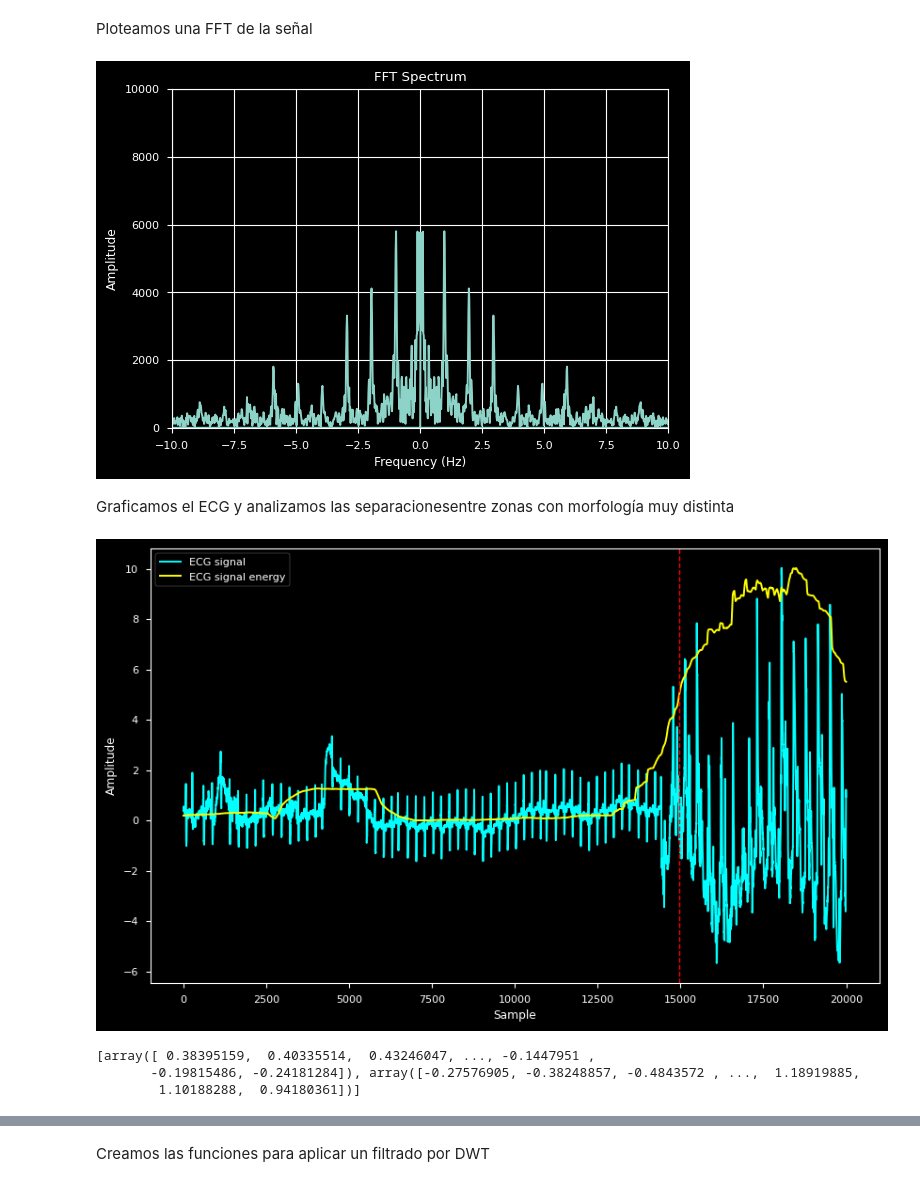
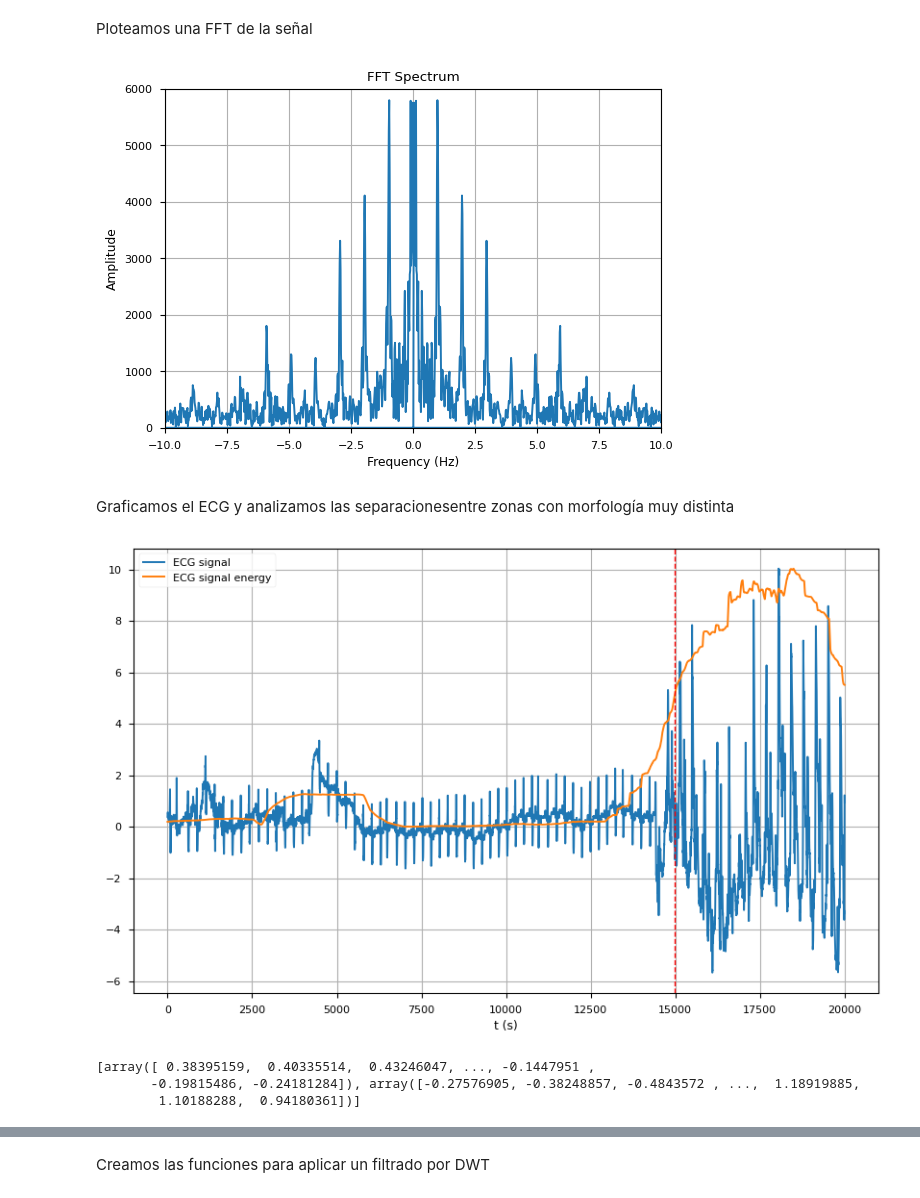
Before and after one commit to JBatRey/tp4assd, a Jupyter notebook: denoise.ipynb, the cells around one changed output, grey strips where cells are left out. Drawn from its saved outputs; the diff is of its cells as text; code cells hidden in the pictures.

Commit message:
Agregue todas la imagenes y emprolije
me falta el peak detection

```diff
--- a/denoise.ipynb
+++ b/denoise.ipynb
@@ -95,11 +95,12 @@ def plot_fft(signal, sample_rate, lim):
     plt.grid(True)
     plt.ylim(0,10000)
     plt.xlim(-lim, lim)
+    plt.ylim(0,6000)
     plt.show()
 
 plot_fft(ecg_signal, 360, 10)
 # %% [output]
-[figure, old version]
+[figure, new version]
 # %% [markdown]
 Graficamos el ECG y analizamos las separacionesentre zonas con morfología muy distinta
 # %%
@@ -139,22 +140,22 @@ def redistribute_values(bounds, minval):
     return bounds
 
 def energy_based_segmentation(ecg_signal, window_length, threshold, minlen=1000):
-    # Calculate signal energy
+
     squared_signal = ecg_signal**2
     energy = np.convolve(squared_signal, np.ones(window_length)/window_length, mode='same')
 
-    # Normalize energy
+
     normalized_energy = (energy - np.min(energy)) / (np.max(energy) - np.min(energy))
 
-    # Detect section boundaries
+
     section_boundaries = np.where(normalized_energy > threshold)[0]
 
-    # Refine boundaries (optional)
+
     refined_boundaries = [section_boundaries[0]]
     for i in range(1, len(section_boundaries)):
         if section_boundaries[i] - section_boundaries[i-1] > 1:
             refined_boundaries.extend([section_boundaries[i-1], section_boundaries[i]])
-    #refined_boundaries.append(section_boundaries[-1])
+    refined_boundaries.append(section_boundaries[-1])
 
 
     refined_boundaries2 = redistribute_values(refined_boundaries, minlen)
@@ -162,38 +163,39 @@ def energy_based_segmentation(ecg_signal, window_length, threshold, minlen=1000)
 
 
 ecg_signal = ecg_signal
 window_length = 3000
 threshold = 0.5
 
 segment_boundaries, energy = energy_based_segmentation(ecg_signal, window_length, threshold)
 
 # Plot the segmented ECG
+t = np.linspace(0, len(ecg_signal)/360, len(ecg_signal))
 plt.figure(figsize=(10, 6))
-plt.plot(ecg_signal, color='cyan', label='ECG signal')
-plt.plot(np.max(abs(ecg_signal))*energy, color='yellow', label='ECG signal energy')
+plt.plot(ecg_signal, label='ECG signal')
+plt.plot(np.max(abs(ecg_signal))*energy, label='ECG signal energy')
 
 # Plot segment boundaries
 for boundary in segment_boundaries:
     plt.axvline(boundary, color='red', linestyle='--', linewidth=1)
 
-plt.xlabel('Sample')
-plt.ylabel('Amplitude')
+plt.xlabel('t (s)')
 plt.legend()
+plt.grid()
 plt.show()
 
 segments = []
 start_index = 0
 for index in segment_boundaries:
     segment = ecg_signal[start_index:index]
     segments.append(segment)
     start_index = index
 # Add the remaining elements after the last index
 last_segment = ecg_signal[start_index:]
 segments.append(last_segment)
 
 print(segments)
 # %% [output]
-[figure, old version]
+[figure, new version]
 [array([ 0.38395159,  0.40335514,  0.43246047, ..., -0.1447951 ,
        -0.19815486, -0.24181284]), array([-0.27576905, -0.38248857, -0.4843572 , ...,  1.18919885,
         1.10188288,  0.94180361])]
```
Also changed, not shown: parts of 21 cells of this notebook, 32 other files.
